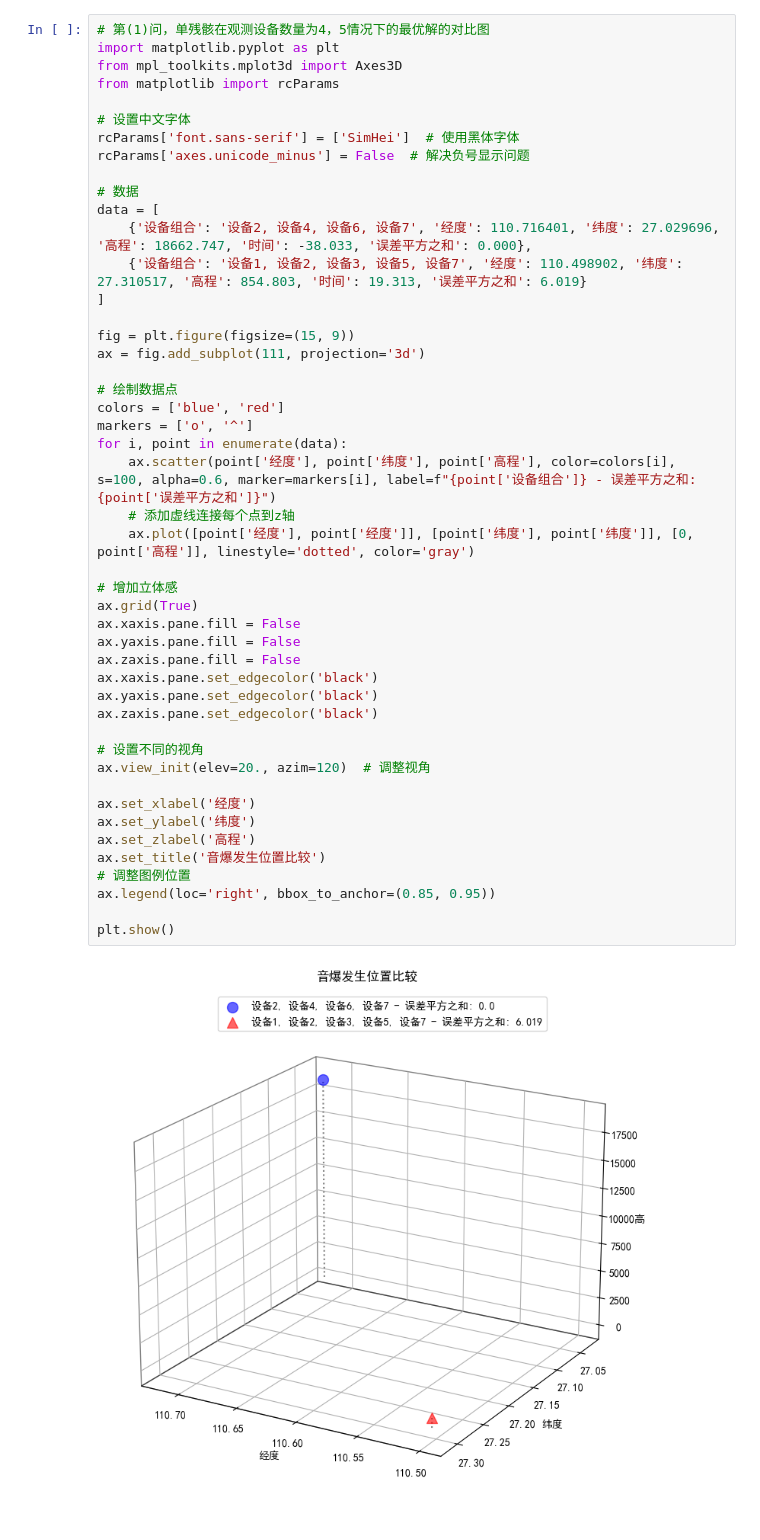
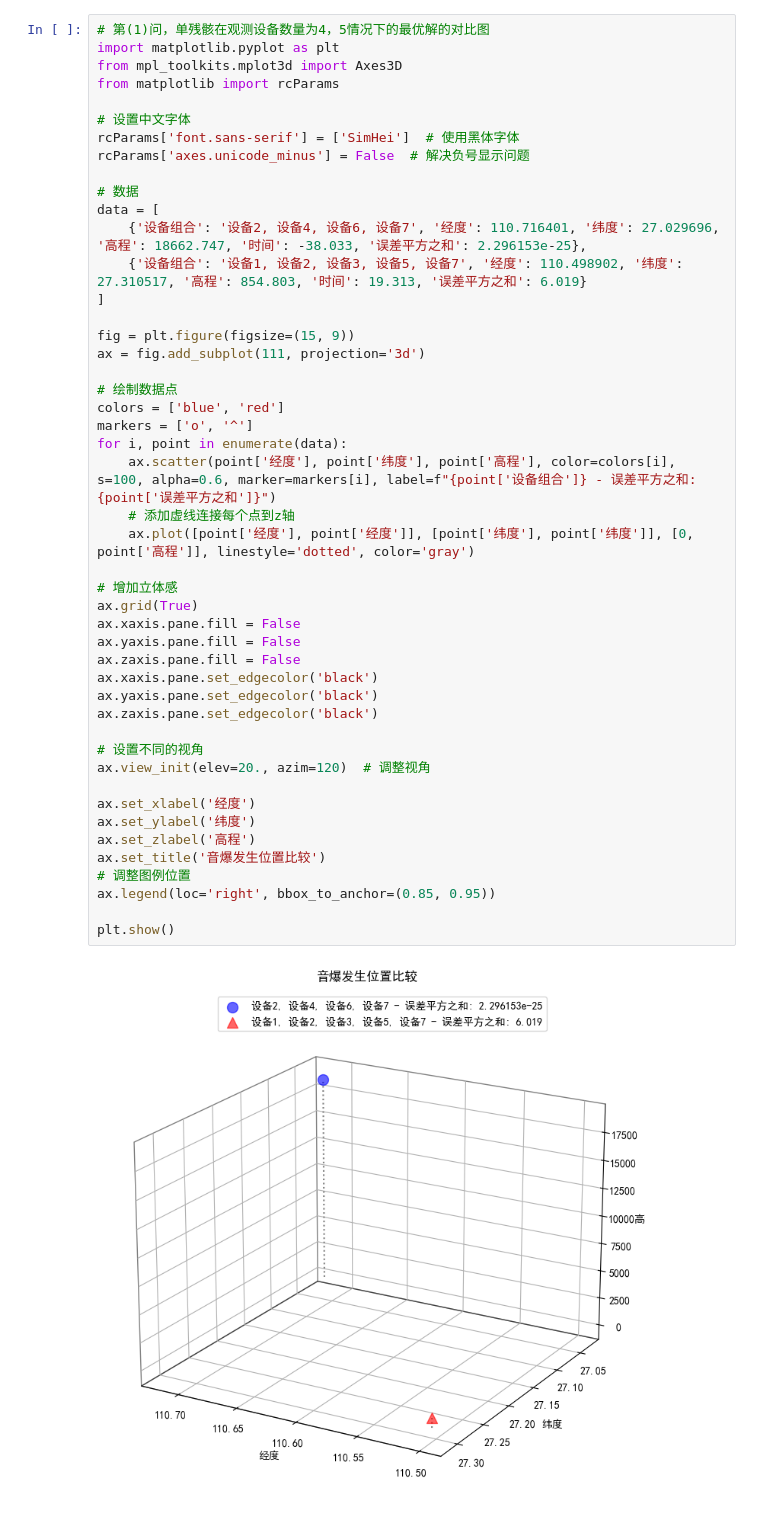
Before and after one commit to potatoQi/2024-Chongqing-University-Mathematical-Modeling-Competition, a Jupyter notebook: draw.ipynb, the cells around one changed output. Drawn from its saved outputs; the diff is of its cells as text.

```diff
--- a/draw.ipynb
+++ b/draw.ipynb
@@ -75,7 +75,7 @@ rcParams['axes.unicode_minus'] = False  # 解决负号显示问题
 
 # 数据
 data = [
-    {'设备组合': '设备2, 设备4, 设备6, 设备7', '经度': 110.716401, '纬度': 27.029696, '高程': 18662.747, '时间': -38.033, '误差平方之和': 0.000},
+    {'设备组合': '设备2, 设备4, 设备6, 设备7', '经度': 110.716401, '纬度': 27.029696, '高程': 18662.747, '时间': -38.033, '误差平方之和': 2.296153e-25},
     {'设备组合': '设备1, 设备2, 设备3, 设备5, 设备7', '经度': 110.498902, '纬度': 27.310517, '高程': 854.803, '时间': 19.313, '误差平方之和': 6.019}
 ]
 
@@ -84,31 +84,31 @@ ax = fig.add_subplot(111, projection='3d')
 
 # 绘制数据点
 colors = ['blue', 'red']
 markers = ['o', '^']
 for i, point in enumerate(data):
     ax.scatter(point['经度'], point['纬度'], point['高程'], color=colors[i], s=100, alpha=0.6, marker=markers[i], label=f"{point['设备组合']} - 误差平方之和: {point['误差平方之和']}")
     # 添加虚线连接每个点到z轴
     ax.plot([point['经度'], point['经度']], [point['纬度'], point['纬度']], [0, point['高程']], linestyle='dotted', color='gray')
 
 # 增加立体感
 ax.grid(True)
 ax.xaxis.pane.fill = False
 ax.yaxis.pane.fill = False
 ax.zaxis.pane.fill = False
 ax.xaxis.pane.set_edgecolor('black')
 ax.yaxis.pane.set_edgecolor('black')
 ax.zaxis.pane.set_edgecolor('black')
 
 # 设置不同的视角
 ax.view_init(elev=20., azim=120)  # 调整视角
 
 ax.set_xlabel('经度')
 ax.set_ylabel('纬度')
 ax.set_zlabel('高程')
 ax.set_title('音爆发生位置比较')
 # 调整图例位置
 ax.legend(loc='right', bbox_to_anchor=(0.85, 0.95))
 
 plt.show()
 # %% [output]
-[figure, old version]
+[figure, new version]
```
Also changed, not shown: 1 other file.
